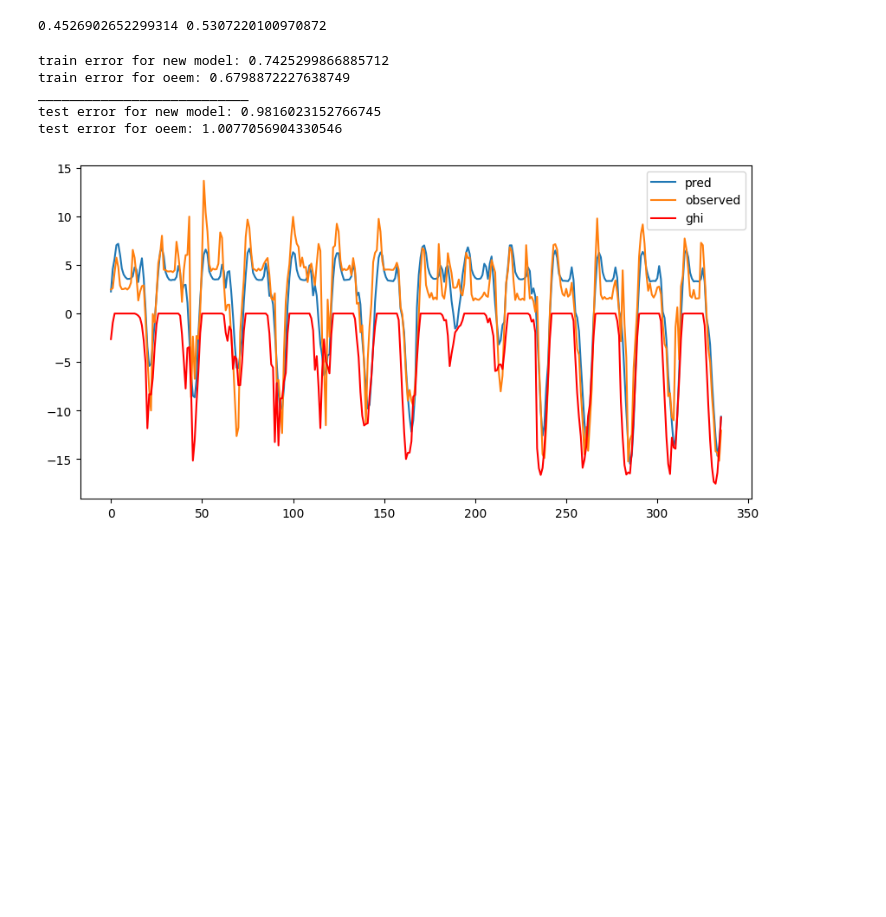
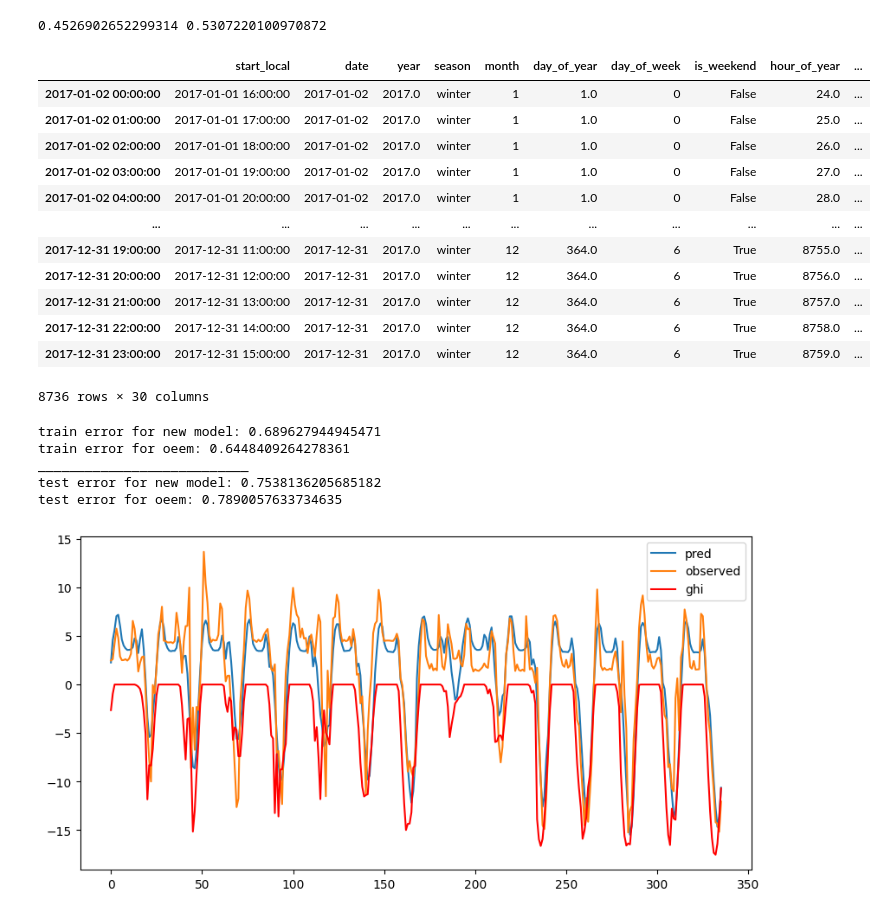
Before and after one commit to openeemeter/eemeter, a Jupyter notebook: scripts/hourly_test.ipynb, the cells around one changed output. Saved outputs shown, nothing was run; the diff lists cells and outputs as text; code cells hidden in the pictures; blank space fills up the shorter version.

```diff
--- a/scripts/hourly_test.ipynb
+++ b/scripts/hourly_test.ipynb
@@ -92 +76,17 @@ Test Error OEEM: 1.0077056904330546
 Test Error Improvement: 2.59%
+# %%
+tt = 0
+ct = 0
+aft = 0
+ldt = 0
+
+for i in range(len(pr.results)):
+    tt += pr.results[i][1]
+    ct += pr.results[i][2]
+    aft += pr.results[i][4]
+    ldt += pr.results[i][5]
+
+print(f"Total Time: {tt:.2f} seconds")
+print(f"Compute Time: {ct:.2f} seconds")
+print(f"Average Fit Time: {aft:.2f} seconds")
+print(f"Average Load Time: {ldt:.2f} seconds")
@@ -145,6 +248,22 @@ for k in range(1):
 print(np.mean(tr_errors), np.mean(te_errors))
 # %% [output]
 0.4526902652299314 0.5307220100970872
+# %%
+df_trains[k]
+# %% [output]
+|  | start_local | date | year | season | month | day_of_year | day_of_week | is_weekend | hour_of_year | ... |
+| 2017-01-02 00:00:00 | 2017-01-01 16:00:00 | 2017-01-02 | 2017.0 | winter | 1 | 1.0 | 0 | False | 24.0 | ... |
+| 2017-01-02 01:00:00 | 2017-01-01 17:00:00 | 2017-01-02 | 2017.0 | winter | 1 | 1.0 | 0 | False | 25.0 | ... |
+| 2017-01-02 02:00:00 | 2017-01-01 18:00:00 | 2017-01-02 | 2017.0 | winter | 1 | 1.0 | 0 | False | 26.0 | ... |
+| 2017-01-02 03:00:00 | 2017-01-01 19:00:00 | 2017-01-02 | 2017.0 | winter | 1 | 1.0 | 0 | False | 27.0 | ... |
+| 2017-01-02 04:00:00 | 2017-01-01 20:00:00 | 2017-01-02 | 2017.0 | winter | 1 | 1.0 | 0 | False | 28.0 | ... |
+| ... | ... | ... | ... | ... | ... | ... | ... | ... | ... | ... |
+| 2017-12-31 19:00:00 | 2017-12-31 11:00:00 | 2017-12-31 | 2017.0 | winter | 12 | 364.0 | 6 | True | 8755.0 | ... |
+| 2017-12-31 20:00:00 | 2017-12-31 12:00:00 | 2017-12-31 | 2017.0 | winter | 12 | 364.0 | 6 | True | 8756.0 | ... |
+| 2017-12-31 21:00:00 | 2017-12-31 13:00:00 | 2017-12-31 | 2017.0 | winter | 12 | 364.0 | 6 | True | 8757.0 | ... |
+| 2017-12-31 22:00:00 | 2017-12-31 14:00:00 | 2017-12-31 | 2017.0 | winter | 12 | 364.0 | 6 | True | 8758.0 | ... |
+| 2017-12-31 23:00:00 | 2017-12-31 15:00:00 | 2017-12-31 | 2017.0 | winter | 12 | 364.0 | 6 | True | 8759.0 | ... |
+8736 rows × 30 columns
 # %%
 settings = em.HourlySettings(
     TRAIN_FEATURES=['ghi'],
@@ -177,11 +296,11 @@ te_nm_err = []
 tr_ct_err = []
 te_ct_err = []
 for res in results:
-    tr_nm_err.append(np.mean(res[3]['new_model']))
-    te_nm_err.append(np.mean(res[4]['new_model']))
+    tr_nm_err.append(np.mean(res[3]['train']['new_model']))
+    te_nm_err.append(np.mean(res[3]['test']['new_model']))
 
-    tr_ct_err.append(np.mean(res[3]['oeem']))
-    te_ct_err.append(np.mean(res[4]['oeem']))
+    tr_ct_err.append(np.mean(res[3]['train']['oeem']))
+    te_ct_err.append(np.mean(res[3]['test']['oeem']))
 
 print('train error for new model:', np.mean(tr_nm_err))
 print('train error for oeem:', np.mean(tr_ct_err))
@@ -191,11 +310,11 @@ print("___________________________")
 print('test error for new model:', np.mean(te_nm_err))
 print('test error for oeem:', np.mean(te_ct_err))
 # %% [output]
-train error for new model: 0.7425299866885712
-train error for oeem: 0.6798872227638749
+train error for new model: 0.689627944945471
+train error for oeem: 0.6448409264278361
 ___________________________
-test error for new model: 0.9816023152766745
-test error for oeem: 1.0077056904330546
+test error for new model: 0.7538136205685182
+test error for oeem: 0.7890057633734635
 # %%
 start = 24*70
 window = 24*14
```
Also changed, not shown: parts of 10 cells of this notebook, 3 other files.
